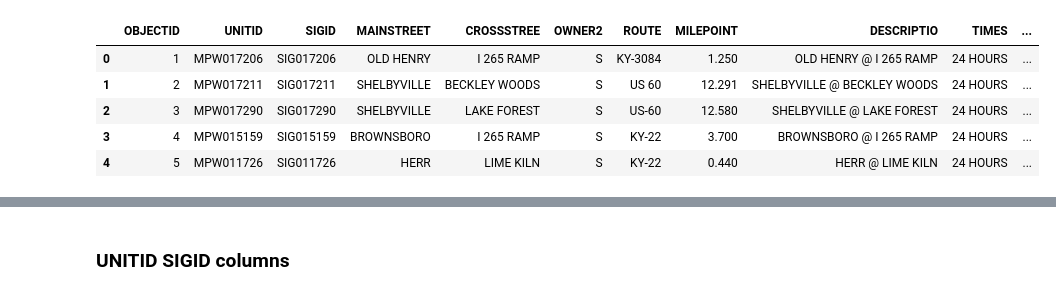
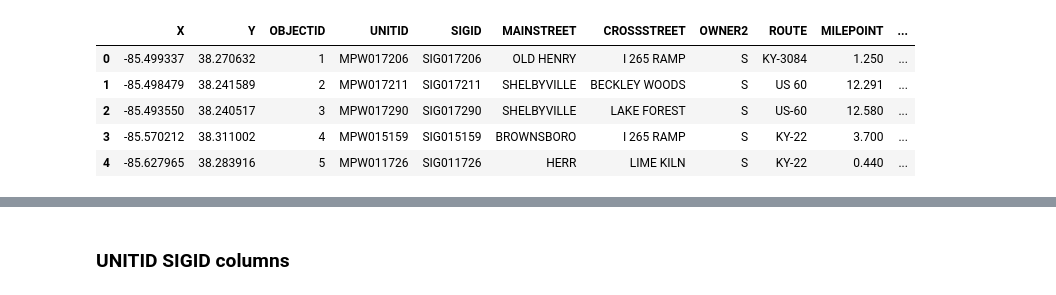
Before and after one commit to benjamming/no_traffic_lights, a Jupyter notebook: code/stoplights/01_discovery_SIGNAL.ipynb, the cells around one changed output, grey strips where cells are left out. Drawn from its saved outputs; the diff is of its cells as text; code cells hidden in the pictures.

```diff
--- a/code/01_discovery.ipynb
+++ b/code/stoplights/01_discovery_SIGNAL.ipynb
@@ -3,7 +3,8 @@ import pandas as pd
 from os import path
 import os
 
-DATA_IN = "../data/raw/semi-raw_data.csv"
+#DATA_IN = "../../data/raw/semi-raw_data.csv"
+DATA_IN = "../../data/raw/Jefferson_County_KY_Signalized_Intersections.csv"
 assert path.exists(DATA_IN)
 # %%
 
@@ -34,12 +38,12 @@ pwd()
 
 RANDOM NOTE: Ever notice how similar are ACTUATED and ACTIVATED semantically and graphically? cf Roman V vs U. VVEIRD STUFF
 # %%
-df = pd.read_csv(DATA_IN, index_col=0)
+df = pd.read_csv(DATA_IN, index_col=0).reset_index()
 df.head()
 # %% [output]
-|  | OBJECTID | UNITID | SIGID | MAINSTREET | CROSSSTREE | OWNER2 | ROUTE | MILEPOINT | DESCRIPTIO | TIMES | ... |
-| 0 | 1 | MPW017206 | SIG017206 | OLD HENRY | I 265 RAMP | S | KY-3084 | 1.250 | OLD HENRY @ I 265 RAMP | 24 HOURS | ... |
-| 1 | 2 | MPW017211 | SIG017211 | SHELBYVILLE | BECKLEY WOODS | S | US 60 | 12.291 | SHELBYVILLE @ BECKLEY WOODS | 24 HOURS | ... |
-| 2 | 3 | MPW017290 | SIG017290 | SHELBYVILLE | LAKE FOREST | S | US-60 | 12.580 | SHELBYVILLE @ LAKE FOREST | 24 HOURS | ... |
-| 3 | 4 | MPW015159 | SIG015159 | BROWNSBORO | I 265 RAMP | S | KY-22 | 3.700 | BROWNSBORO @ I 265 RAMP | 24 HOURS | ... |
-| 4 | 5 | MPW011726 | SIG011726 | HERR | LIME KILN | S | KY-22 | 0.440 | HERR @ LIME KILN | 24 HOURS | ... |
+|  | X | Y | OBJECTID | UNITID | SIGID | MAINSTREET | CROSSSTREET | OWNER2 | ROUTE | MILEPOINT | ... |
+| 0 | -85.499337 | 38.270632 | 1 | MPW017206 | SIG017206 | OLD HENRY | I 265 RAMP | S | KY-3084 | 1.250 | ... |
+| 1 | -85.498479 | 38.241589 | 2 | MPW017211 | SIG017211 | SHELBYVILLE | BECKLEY WOODS | S | US 60 | 12.291 | ... |
+| 2 | -85.493550 | 38.240517 | 3 | MPW017290 | SIG017290 | SHELBYVILLE | LAKE FOREST | S | US-60 | 12.580 | ... |
+| 3 | -85.570212 | 38.311002 | 4 | MPW015159 | SIG015159 | BROWNSBORO | I 265 RAMP | S | KY-22 | 3.700 | ... |
+| 4 | -85.627965 | 38.283916 | 5 | MPW011726 | SIG011726 | HERR | LIME KILN | S | KY-22 | 0.440 | ... |
```
Also changed, not shown: parts of 6 cells of this notebook, 6 other files.
